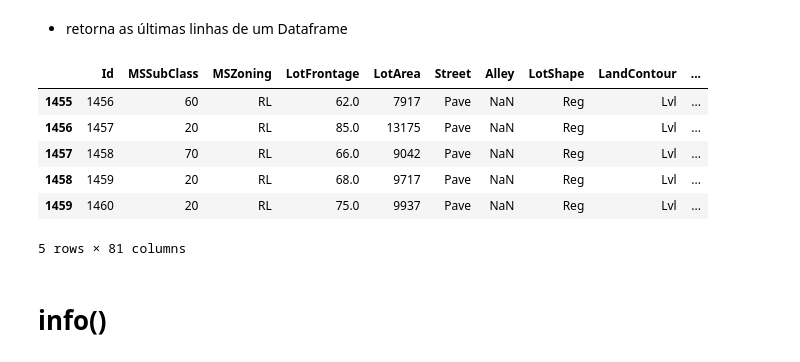
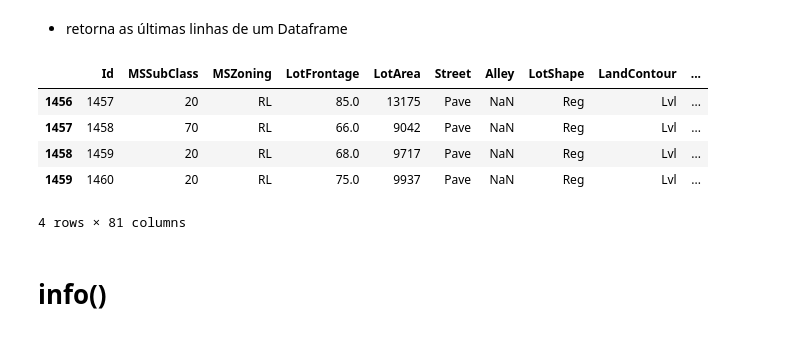
Before and after one commit to MarcosSilva2021/PythonColab, a Jupyter notebook: Int_Pandas_train.ipynb, the cells around one changed output. Cells and saved outputs as stored; diff of their text form; code cells hidden in the pictures.

```diff
--- a/Int_Pandas_train.ipynb
+++ b/Int_Pandas_train.ipynb
@@ -59,15 +55,14 @@ display(HTML(df.head(5).to_html()))
 # %% [markdown]
 - retorna as últimas linhas de um Dataframe
 # %%
-df.tail()
+df.tail(4)
 # %% [output]
 |  | Id | MSSubClass | MSZoning | LotFrontage | LotArea | Street | Alley | LotShape | LandContour | ... |
-| 1455 | 1456 | 60 | RL | 62.0 | 7917 | Pave | NaN | Reg | Lvl | ... |
 | 1456 | 1457 | 20 | RL | 85.0 | 13175 | Pave | NaN | Reg | Lvl | ... |
 | 1457 | 1458 | 70 | RL | 66.0 | 9042 | Pave | NaN | Reg | Lvl | ... |
 | 1458 | 1459 | 20 | RL | 68.0 | 9717 | Pave | NaN | Reg | Lvl | ... |
 | 1459 | 1460 | 20 | RL | 75.0 | 9937 | Pave | NaN | Reg | Lvl | ... |
-5 rows × 81 columns
+4 rows × 81 columns
 # %% [markdown]
 # info()
 # %% [markdown]
```
Also changed, not shown: parts of 18 cells of this notebook.
